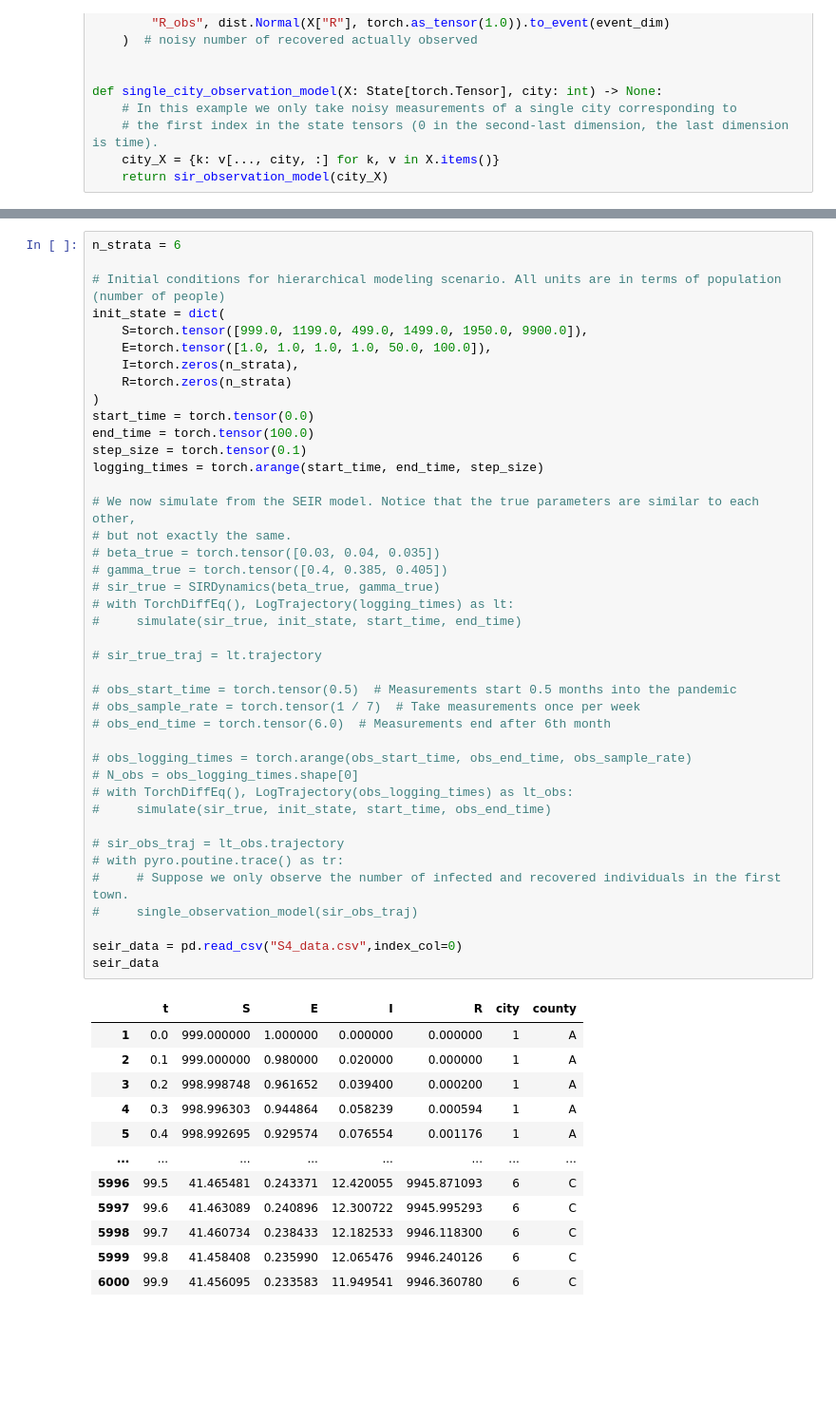
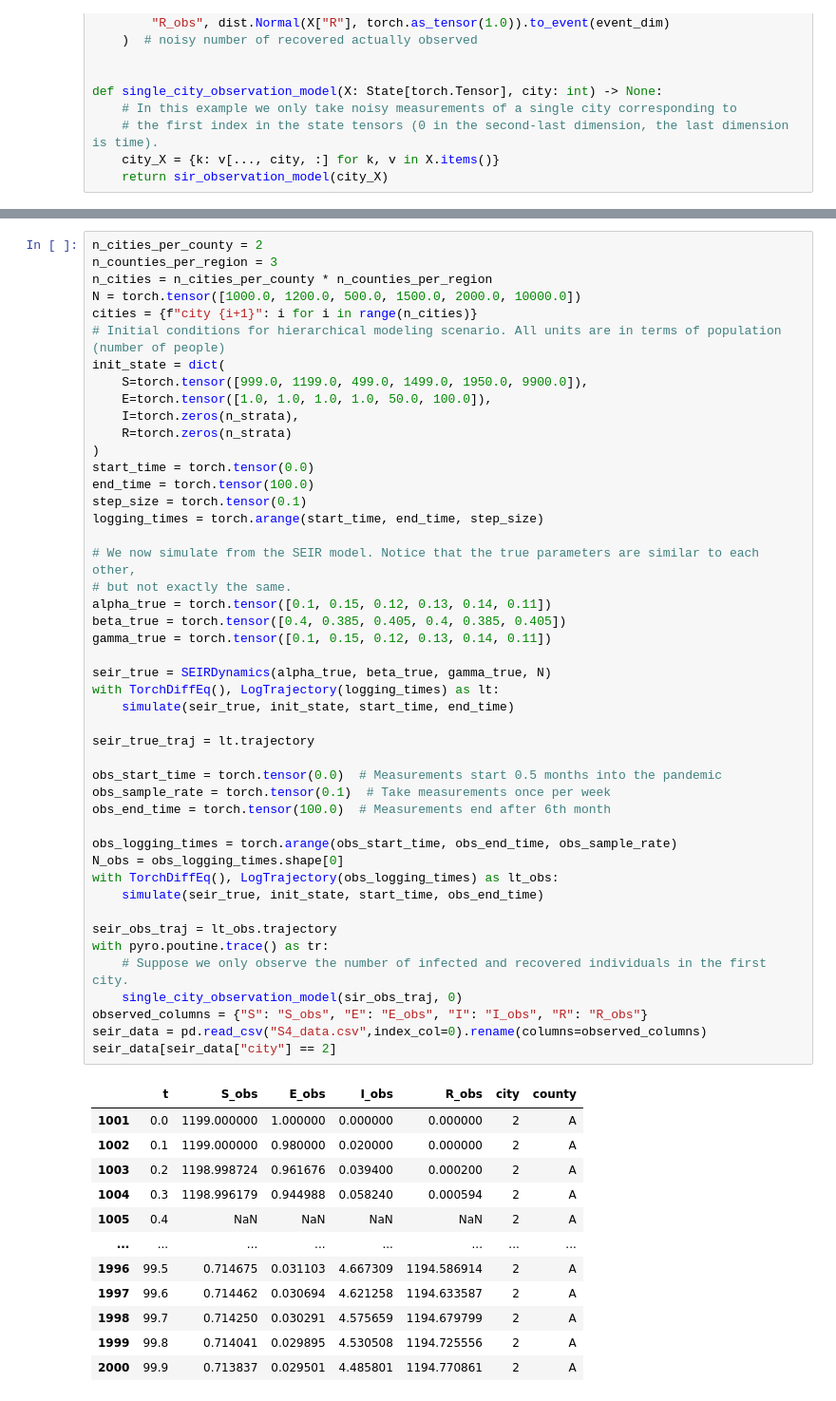
Before and after one commit to DARPA-ASKEM/program-milestones, a Jupyter notebook: Nov-24-monthly-epi-demo/Scenario-4/dynamical_multi.ipynb, the cells around one changed output, grey strips where cells are left out. Shown at 95% size. Cells and saved outputs as stored; diff of their text form; blank space fills up the shorter version.

```diff
--- a/Nov-24-monthly-epi-demo/Scenario-4/dynamical_multi.ipynb
+++ b/Nov-24-monthly-epi-demo/Scenario-4/dynamical_multi.ipynb
@@ -1165,54 +1056,59 @@ def single_city_observation_model(X: State[torch.Tensor], city: int) -> None:
 # %%
-n_strata = 6
-
+n_cities_per_county = 2
+n_counties_per_region = 3
+n_cities = n_cities_per_county * n_counties_per_region
+N = torch.tensor([1000.0, 1200.0, 500.0, 1500.0, 2000.0, 10000.0])
+cities = {f"city {i+1}": i for i in range(n_cities)}
 # Initial conditions for hierarchical modeling scenario. All units are in terms of population (number of people)
 init_state = dict(
     S=torch.tensor([999.0, 1199.0, 499.0, 1499.0, 1950.0, 9900.0]),
     E=torch.tensor([1.0, 1.0, 1.0, 1.0, 50.0, 100.0]),
     I=torch.zeros(n_strata),
     R=torch.zeros(n_strata)
 )
 start_time = torch.tensor(0.0)
 end_time = torch.tensor(100.0)
 step_size = torch.tensor(0.1)
 logging_times = torch.arange(start_time, end_time, step_size)
 
 # We now simulate from the SEIR model. Notice that the true parameters are similar to each other,
 # but not exactly the same.
-# beta_true = torch.tensor([0.03, 0.04, 0.035])
-# gamma_true = torch.tensor([0.4, 0.385, 0.405])
-# sir_true = SIRDynamics(beta_true, gamma_true)
-# with TorchDiffEq(), LogTrajectory(logging_times) as lt:
-#     simulate(sir_true, init_state, start_time, end_time)
+alpha_true = torch.tensor([0.1, 0.15, 0.12, 0.13, 0.14, 0.11])
+beta_true = torch.tensor([0.4, 0.385, 0.405, 0.4, 0.385, 0.405])
+gamma_true = torch.tensor([0.1, 0.15, 0.12, 0.13, 0.14, 0.11])
 
-# sir_true_traj = lt.trajectory
+seir_true = SEIRDynamics(alpha_true, beta_true, gamma_true, N)
+with TorchDiffEq(), LogTrajectory(logging_times) as lt:
+    simulate(seir_true, init_state, start_time, end_time)
 
-# obs_start_time = torch.tensor(0.5)  # Measurements start 0.5 months into the pandemic
-# obs_sample_rate = torch.tensor(1 / 7)  # Take measurements once per week
-# obs_end_time = torch.tensor(6.0)  # Measurements end after 6th month
+seir_true_traj = lt.trajectory
 
-# obs_logging_times = torch.arange(obs_start_time, obs_end_time, obs_sample_rate)
-# N_obs = obs_logging_times.shape[0]
-# with TorchDiffEq(), LogTrajectory(obs_logging_times) as lt_obs:
-#     simulate(sir_true, init_state, start_time, obs_end_time)
+obs_start_time = torch.tensor(0.0)  # Measurements start 0.5 months into the pandemic
+obs_sample_rate = torch.tensor(0.1)  # Take measurements once per week
+obs_end_time = torch.tensor(100.0)  # Measurements end after 6th month
 
-# sir_obs_traj = lt_obs.trajectory
-# with pyro.poutine.trace() as tr:
-#     # Suppose we only observe the number of infected and recovered individuals in the first town.
-#     single_observation_model(sir_obs_traj)
+obs_logging_times = torch.arange(obs_start_time, obs_end_time, obs_sample_rate)
+N_obs = obs_logging_times.shape[0]
+with TorchDiffEq(), LogTrajectory(obs_logging_times) as lt_obs:
+    simulate(seir_true, init_state, start_time, obs_end_time)
 
-seir_data = pd.read_csv("S4_data.csv",index_col=0)
-seir_data
+seir_obs_traj = lt_obs.trajectory
+with pyro.poutine.trace() as tr:
+    # Suppose we only observe the number of infected and recovered individuals in the first city.
+    single_city_observation_model(sir_obs_traj, 0)
+observed_columns = {"S": "S_obs", "E": "E_obs", "I": "I_obs", "R": "R_obs"}
+seir_data = pd.read_csv("S4_data.csv",index_col=0).rename(columns=observed_columns)
+seir_data[seir_data["city"] == 2]
 # %% [output]
-|  | t | S | E | I | R | city | county |
-| 1 | 0.0 | 999.000000 | 1.000000 | 0.000000 | 0.000000 | 1 | A |
-| 2 | 0.1 | 999.000000 | 0.980000 | 0.020000 | 0.000000 | 1 | A |
-| 3 | 0.2 | 998.998748 | 0.961652 | 0.039400 | 0.000200 | 1 | A |
-| 4 | 0.3 | 998.996303 | 0.944864 | 0.058239 | 0.000594 | 1 | A |
-| 5 | 0.4 | 998.992695 | 0.929574 | 0.076554 | 0.001176 | 1 | A |
+|  | t | S_obs | E_obs | I_obs | R_obs | city | county |
+| 1001 | 0.0 | 1199.000000 | 1.000000 | 0.000000 | 0.000000 | 2 | A |
+| 1002 | 0.1 | 1199.000000 | 0.980000 | 0.020000 | 0.000000 | 2 | A |
+| 1003 | 0.2 | 1198.998724 | 0.961676 | 0.039400 | 0.000200 | 2 | A |
+| 1004 | 0.3 | 1198.996179 | 0.944988 | 0.058240 | 0.000594 | 2 | A |
+| 1005 | 0.4 | NaN | NaN | NaN | NaN | 2 | A |
 | ... | ... | ... | ... | ... | ... | ... | ... |
-| 5996 | 99.5 | 41.465481 | 0.243371 | 12.420055 | 9945.871093 | 6 | C |
-| 5997 | 99.6 | 41.463089 | 0.240896 | 12.300722 | 9945.995293 | 6 | C |
-| 5998 | 99.7 | 41.460734 | 0.238433 | 12.182533 | 9946.118300 | 6 | C |
-| 5999 | 99.8 | 41.458408 | 0.235990 | 12.065476 | 9946.240126 | 6 | C |
-| 6000 | 99.9 | 41.456095 | 0.233583 | 11.949541 | 9946.360780 | 6 | C |
+| 1996 | 99.5 | 0.714675 | 0.031103 | 4.667309 | 1194.586914 | 2 | A |
+| 1997 | 99.6 | 0.714462 | 0.030694 | 4.621258 | 1194.633587 | 2 | A |
+| 1998 | 99.7 | 0.714250 | 0.030291 | 4.575659 | 1194.679799 | 2 | A |
+| 1999 | 99.8 | 0.714041 | 0.029895 | 4.530508 | 1194.725556 | 2 | A |
+| 2000 | 99.9 | 0.713837 | 0.029501 | 4.485801 | 1194.770861 | 2 | A |
```
Also changed, not shown: parts of 27 cells of this notebook.
